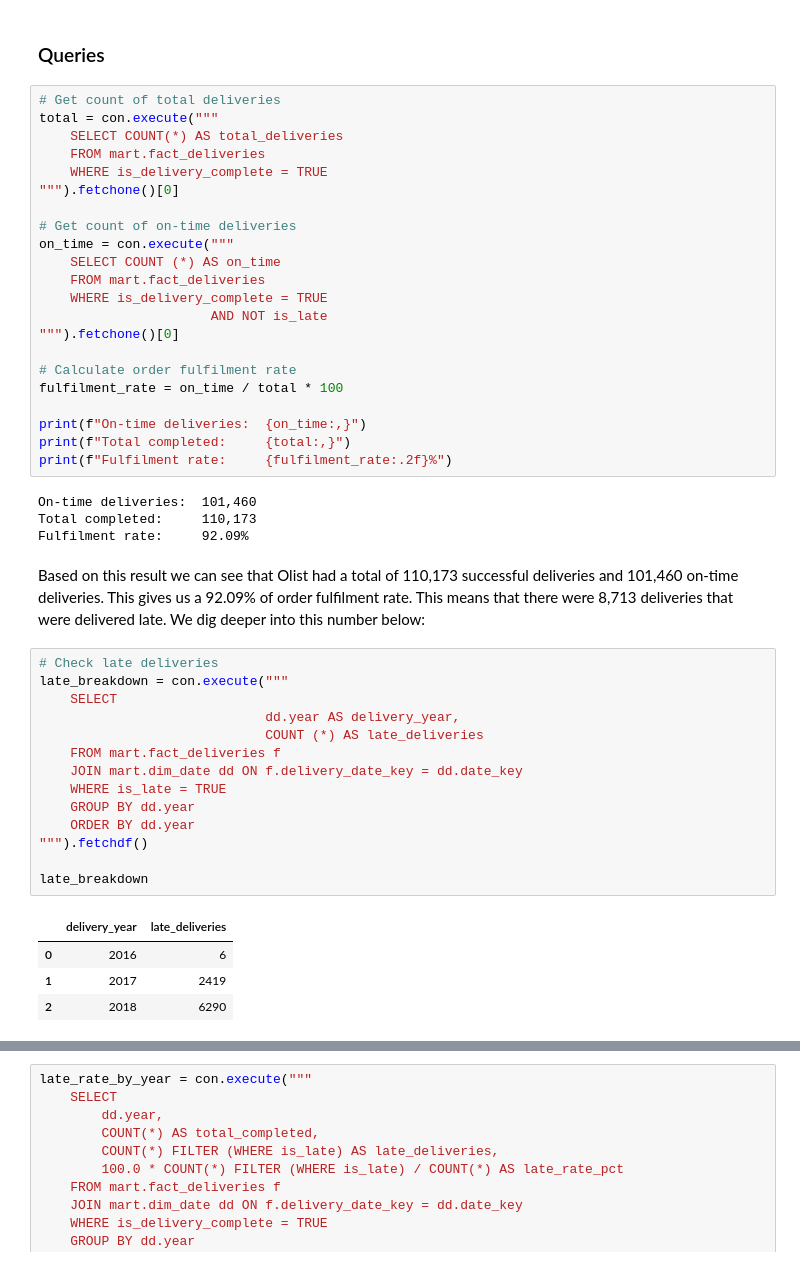
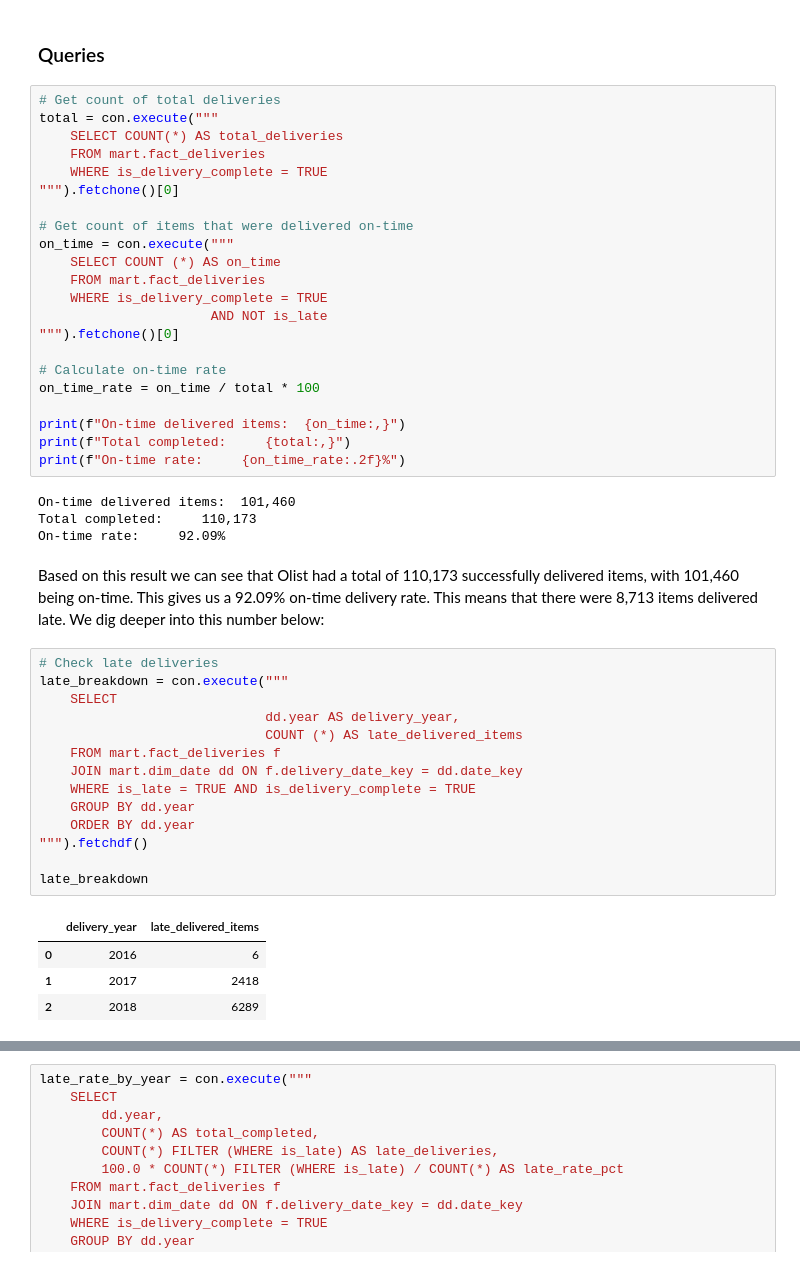
Before and after one commit to jyovian/olist-logistics-analysis, a Jupyter notebook: notebooks/03_analysis.ipynb, the cells around one changed output, grey strips where cells are left out. Saved outputs shown, nothing was run; the diff lists cells and outputs as text.

```diff
--- a/notebooks/03_analysis.ipynb
+++ b/notebooks/03_analysis.ipynb
@@ -35,7 +36,7 @@ total = con.execute("""
     WHERE is_delivery_complete = TRUE
 """).fetchone()[0]
 
-# Get count of on-time deliveries
+# Get count of items that were delivered on-time
 on_time = con.execute("""
     SELECT COUNT (*) AS on_time
     FROM mart.fact_deliveries
@@ -43,34 +44,34 @@ on_time = con.execute("""
                       AND NOT is_late
 """).fetchone()[0]
 
-# Calculate order fulfilment rate
-fulfilment_rate = on_time / total * 100
+# Calculate on-time rate
+on_time_rate = on_time / total * 100
 
-print(f"On-time deliveries:  {on_time:,}")
+print(f"On-time delivered items:  {on_time:,}")
 print(f"Total completed:     {total:,}")
-print(f"Fulfilment rate:     {fulfilment_rate:.2f}%")
+print(f"On-time rate:     {on_time_rate:.2f}%")
 # %% [output]
-On-time deliveries:  101,460
+On-time delivered items:  101,460
 Total completed:     110,173
-Fulfilment rate:     92.09%
+On-time rate:     92.09%
 # %% [markdown]
-Based on this result we can see that Olist had a total of 110,173 successful deliveries and 101,460 on-time deliveries. This gives us a 92.09% of order fulfilment rate. This means that there were 8,713 deliveries that were delivered late. We dig deeper into this number below:
+Based on this result we can see that Olist had a total of 110,173 successfully delivered items, with 101,460 being on-time. This gives us a 92.09% on-time delivery rate. This means that there were 8,713 items delivered late. We dig deeper into this number below:
 # %%
 # Check late deliveries
 late_breakdown = con.execute("""
     SELECT
                              dd.year AS delivery_year,
-                             COUNT (*) AS late_deliveries
+                             COUNT (*) AS late_delivered_items
     FROM mart.fact_deliveries f
     JOIN mart.dim_date dd ON f.delivery_date_key = dd.date_key
-    WHERE is_late = TRUE
+    WHERE is_late = TRUE AND is_delivery_complete = TRUE
     GROUP BY dd.year
     ORDER BY dd.year
 """).fetchdf()
 
 late_breakdown
 # %% [output]
-|  | delivery_year | late_deliveries |
+|  | delivery_year | late_delivered_items |
 | 0 | 2016 | 6 |
-| 1 | 2017 | 2419 |
-| 2 | 2018 | 6290 |
+| 1 | 2017 | 2418 |
+| 2 | 2018 | 6289 |
```
Also changed, not shown: parts of 8 cells of this notebook, 1 other file.
